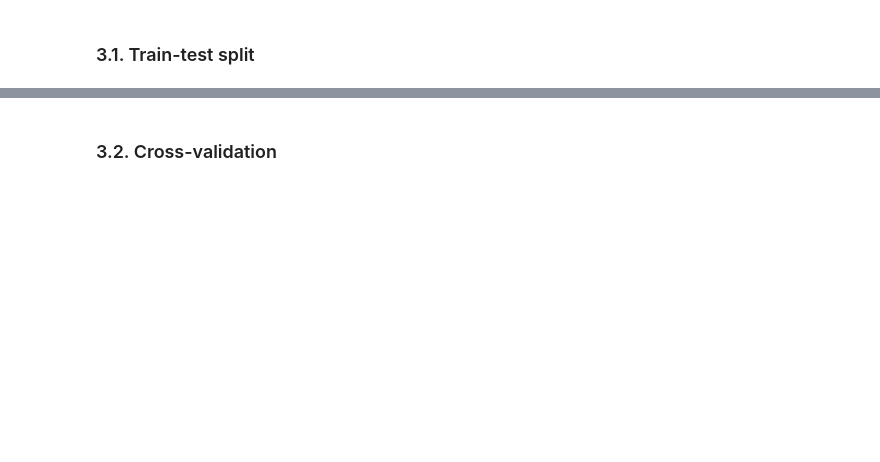
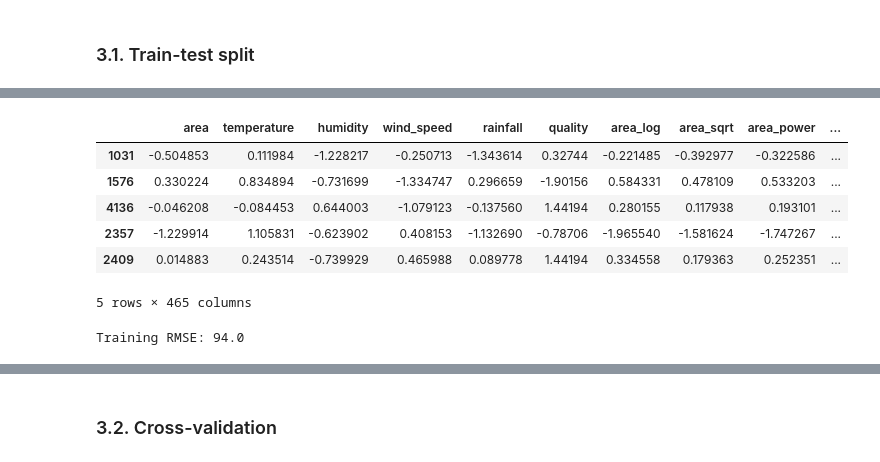
Before and after one commit to gperdrizet/fullstack-2605, a Jupyter notebook: unit-3/lesson-19/lesson-19-demo.ipynb, the cells around one changed output, grey strips where cells are left out. Saved outputs shown, nothing was run; the diff lists cells and outputs as text; code cells hidden in the pictures; blank space fills up the shorter version.

```diff
--- a/unit-3/lesson-19/lesson-19-demo.ipynb
+++ b/unit-3/lesson-19/lesson-19-demo.ipynb
@@ -248,11 +268,18 @@ print(f'Testing dataframe shape: {test_df.shape}')
+# %%
+train_df.head()
+# %% [output]
+|  | area | temperature | humidity | wind_speed | rainfall | quality | area_log | area_sqrt | area_power | ... |
+| 1031 | -0.504853 | 0.111984 | -1.228217 | -0.250713 | -1.343614 | 0.32744 | -0.221485 | -0.392977 | -0.322586 | ... |
+| 1576 | 0.330224 | 0.834894 | -0.731699 | -1.334747 | 0.296659 | -1.90156 | 0.584331 | 0.478109 | 0.533203 | ... |
+| 4136 | -0.046208 | -0.084453 | 0.644003 | -1.079123 | -0.137560 | 1.44194 | 0.280155 | 0.117938 | 0.193101 | ... |
+| 2357 | -1.229914 | 1.105831 | -0.623902 | 0.408153 | -1.132690 | -0.78706 | -1.965540 | -1.581624 | -1.747267 | ... |
+| 2409 | 0.014883 | 0.243514 | -0.739929 | 0.465988 | 0.089778 | 1.44194 | 0.334558 | 0.179363 | 0.252351 | ... |
+5 rows × 465 columns
 # %%
 # Fit linear model on training data
 model = LinearRegression()
 
-fit_result = model.fit(
-    train_df.drop(columns='distance_to_water'),
-    train_df['distance_to_water']
-)
+fit_result = model.fit(train_df.drop(columns='distance_to_water'), train_df['distance_to_water'])
 
 train_predictions = model.predict(
     train_df.drop(columns='distance_to_water')
@@ -260,6 +287,8 @@ train_predictions = model.predict(
 
 train_rmse = root_mean_squared_error(train_df['distance_to_water'], train_predictions)
 print(f'Training RMSE: {train_rmse:.1f}')
+# %% [output]
+Training RMSE: 94.0
 # %%
 # Used pre-fitted linear model to make predictions for test set features
 test_predictions = model.predict(
```
Also changed, not shown: parts of 15 cells of this notebook.
